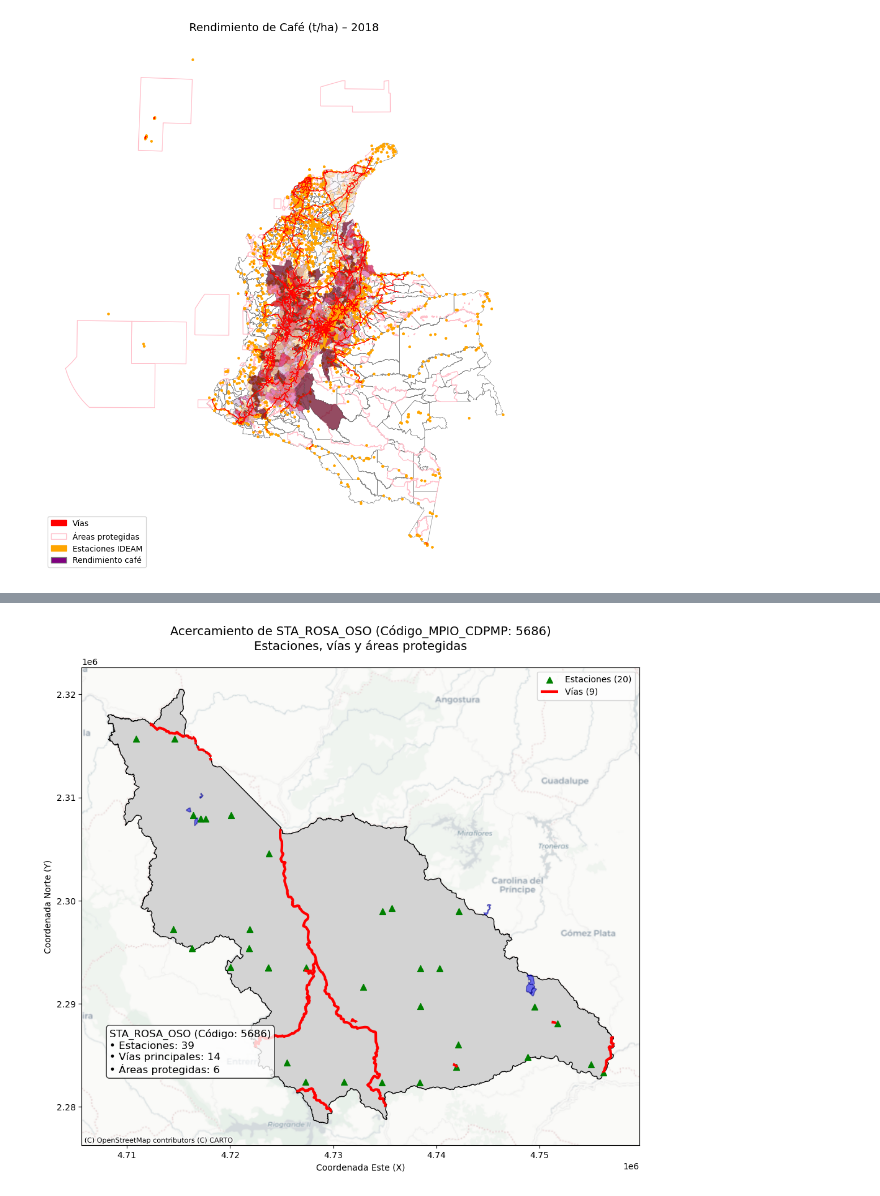
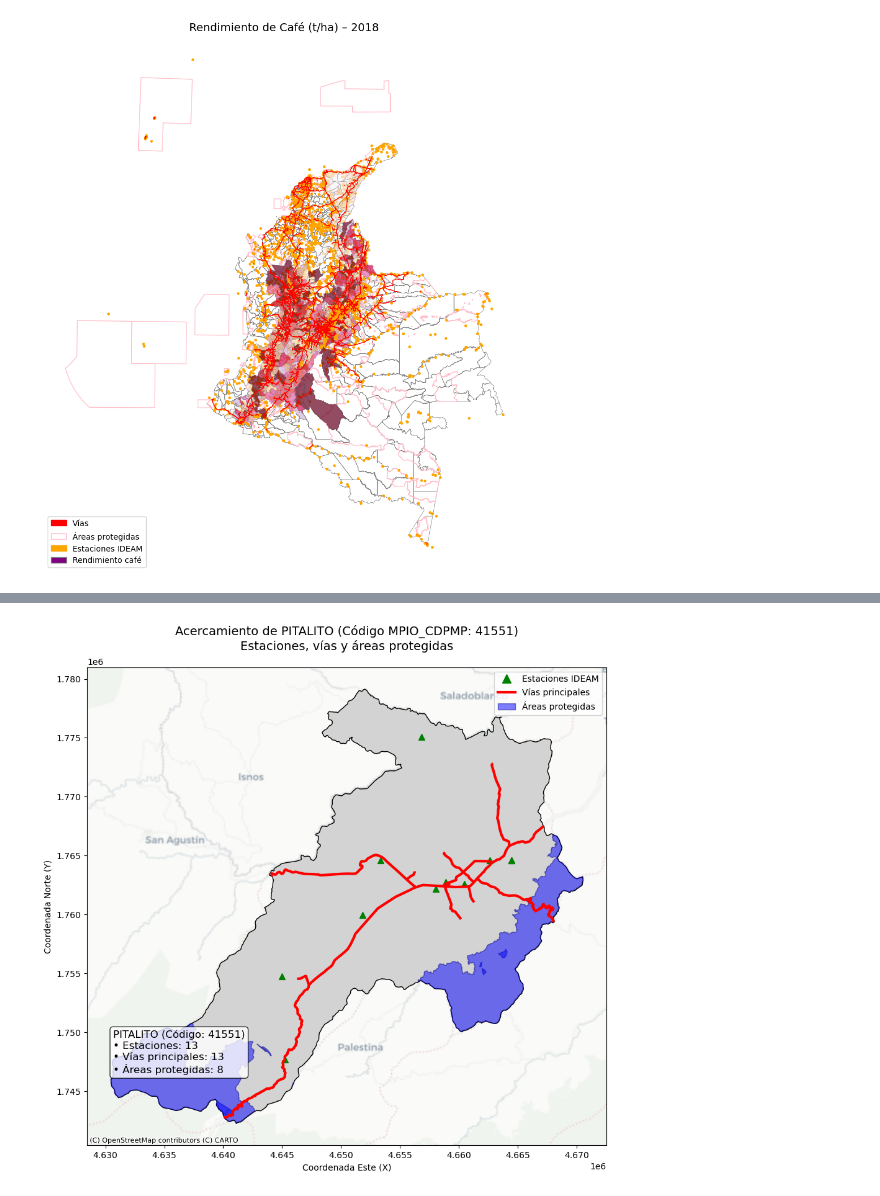
Before and after one commit to PaolaBacca/Workshop_6_aptitud_cafe, a Jupyter notebook: Workshop6_aptitud_cafe.ipynb, the cells around one changed output, grey strips where cells are left out. Saved outputs shown, nothing was run; the diff lists cells and outputs as text; code cells hidden in the pictures.

```diff
--- a/Workshop6_aptitud_cafe.ipynb
+++ b/Workshop6_aptitud_cafe.ipynb
@@ -427,7 +554,7 @@ NameError: name 'pitalito' is not defined
 gdf_huila = gdf_mun[gdf_mun["DPTO_CCDGO"] == "41"].copy()
 
 # 3. GeoDataFrame con el borde del departamento de Huila (disuelto)
-huila_borde = gdf_antioquia.dissolve(by="DPTO_CCDGO")
+huila_borde = gdf_huila.dissolve(by="DPTO_CCDGO")
 
 # 4. GeoDataFrame con el borde de toda Colombia (disuelto)
 colombia_borde = gdf_mun.dissolve()
@@ -436,7 +563,7 @@ colombia_borde = gdf_mun.dissolve()
 
 
 # Filtrar el GeoDataFrame para el municipio de PITALITO usando su código
-pitalito_muni = cafe[gdf_mun["MPIO_CDPMP"] == "41551"].copy()
+pitalito_muni = cafe[cafe["MPIO_CDPMP"] == "41551"].copy()
 
 # Crear máscaras booleanas para elementos que intersectan con PITALITO
 pitalito_stations = gdf_est[gdf_est.intersects(pitalito_muni.geometry.iloc[0])]
@@ -450,16 +577,16 @@ fig, ax = plt.subplots(figsize=(12, 10))
 
 # Graficar elementos
 pitalito_muni.plot(ax=ax, color="lightgray", edgecolor="black")  # Fondo del municipio
-pitalito_stations.plot(ax=ax, color="green", markersize=50, marker="^", label="Estaciones (20)")
-cort_via.plot(ax=ax, color="red", linewidth=3, label="Vías (9)")
-pitalito_runap.plot(ax=ax, color="blue", alpha=0.5, edgecolor="navy", label="Áreas protegidas (24)")
+pitalito_stations.plot(ax=ax, color="green", markersize=50, marker="^", label="Estaciones (13)")
+cort_via.plot(ax=ax, color="red", linewidth=3, label="Vías (13)")
+pitalito_runap.plot(ax=ax, color="blue", alpha=0.5, edgecolor="navy", label="Áreas protegidas (8)")
 
 colombia_borde.boundary.plot(ax=ax, edgecolor="gray", linewidth=1, label="Colombia disuelta")
 gdf_huila.plot(ax=ax, color="lightblue", edgecolor="black", linewidth=0.5, label="Municipios Huila")
 huila_borde.boundary.plot(ax=ax, edgecolor="magenta", linewidth=2, label="Huila disuelta")
 
 # Añadir detalles
-ctx.add_basemap(ax, crs=srosaoso_muni.crs.to_string(), source=ctx.providers.CartoDB.Positron)
+ctx.add_basemap(ax, crs=pitalito_muni.crs.to_string(), source=ctx.providers.CartoDB.Positron)
 plt.title("Vista general de PITALITO (Código_MPIO_CDPMP: 41551)\nEstaciones, vías y áreas protegidas", fontsize=14, pad=20)
 plt.legend(loc="upper right", fontsize=10)
 ax.set_axis_on()  # Activa los ejes
@@ -497,55 +697,57 @@ NameError: name 'gdf_antioquia' is not defined
 # %%
-# Filtrar el GeoDataFrame para el municipio de STA_ROSA_OSO usando su código
-srosaoso_muni = gdf_mun[gdf_mun["MPIO_CDPMP"] == "5686"].copy()
+# --- Filtro para PITALITO ---
+pitalito_muni = cafe[cafe["MPIO_CDPMP"] == "41551"].copy()
 
-# Crear máscaras booleanas para elementos que intersectan con STA_ROSA_OSO
-srosaoso_stations = gdf_est[gdf_est.intersects(srosaoso_muni.geometry.iloc[0])]
-srosaoso_vias = gdf_vias[gdf_vias.intersects(srosaoso_muni.geometry.iloc[0])]
-srosaoso_runap = gdf_runap[gdf_runap.intersects(srosaoso_muni.geometry.iloc[0])]
+# --- Máscaras espaciales (intersección con geometría de Pitalito) ---
+pitalito_stations = gdf_est[gdf_est.intersects(pitalito_muni.geometry.iloc[0])]
+pitalito_vias     = gdf_vias[gdf_vias.intersects(pitalito_muni.geometry.iloc[0])]
+pitalito_runap    = gdf_runap[gdf_runap.intersects(pitalito_muni.geometry.iloc[0])]
 
-#cortar la via
-nws_groceries = gpd.clip(srosaoso_vias, srosaoso_muni)
-# Crear el mapa de acercamiento
+# --- Cortes al contorno del municipio ---
+cort_via   = gpd.clip(pitalito_vias, pitalito_muni)
+cort_runap = gpd.clip(pitalito_runap, pitalito_muni)  # ✅ aquí se recortan las áreas protegidas
+
+# --- Mapa ---
 fig, ax = plt.subplots(figsize=(12, 10))
 
-# Graficar elementos
-srosaoso_muni.plot(ax=ax, color="lightgray", edgecolor="black")  # Fondo del municipio
-srosaoso_stations.plot(ax=ax, color="green", markersize=50, marker="^", label="Estaciones (20)")
-nws_groceries.plot(ax=ax, color="red", linewidth=3, label="Vías (9)")
-srosaoso_runap.plot(ax=ax, color="blue", alpha=0.5, edgecolor="navy", label="Áreas protegidas (24)")
+# Capas base
+pitalito_muni.plot(ax=ax, color="lightgray", edgecolor="black")
+pitalito_stations.plot(ax=ax, color="green", markersize=50, marker="^")
+cort_via.plot(ax=ax, color="red", linewidth=3)
+cort_runap.plot(ax=ax, color="blue", alpha=0.5, edgecolor="navy")
 
-# Añadir detalles
-ctx.add_basemap(ax, crs=srosaoso_muni.crs.to_string(), source=ctx.providers.CartoDB.Positron)
-plt.title("Acercamiento de STA_ROSA_OSO (Código_MPIO_CDPMP: 5686)\nEstaciones, vías y áreas protegidas", fontsize=14, pad=20)
-plt.legend(loc="upper right", fontsize=10)
-ax.set_axis_on()  # Activa los ejes
-ax.ticklabel_format(useOffset=False)  # Desactiva notación científica si aplica
-ax.set_xlabel("Coordenada Este (X)")
-ax.set_ylabel("Coordenada Norte (Y)")
+# Base cartográfica
+ctx.add_basemap(ax, crs=pitalito_muni.crs.to_string(), source=ctx.providers.CartoDB.Positron)
 
-# Añadir detalles
-ctx.add_basemap(ax, crs=srosaoso_muni.crs.to_string(), source=ctx.providers.CartoDB.Positron)
-plt.title("Acercamiento de STA_ROSA_OSO (Código_MPIO_CDPMP: 5686)\nEstaciones, vías y áreas protegidas", fontsize=14, pad=20)
-plt.legend(loc="upper right", fontsize=10)
-
-# Activar ejes con coordenadas
+# Título y ejes
+plt.title("Acercamiento de PITALITO (Código MPIO_CDPMP: 41551)\nEstaciones, vías y áreas protegidas", fontsize=14, pad=20)
 ax.set_axis_on()
 ax.ticklabel_format(useOffset=False)
 ax.set_xlabel("Coordenada Este (X)")
 ax.set_ylabel("Coordenada Norte (Y)")
 
-# Añadir anotación con información del municipio
+# Anotación con resumen
 info_text = (
-    "STA_ROSA_OSO (Código: 5686)\n"
-    "• Estaciones: 39\n"
-    "• Vías principales: 14\n"
-    "• Áreas protegidas: 6"
+    "PITALITO (Código: 41551)\n"
+    f"• Estaciones: {len(pitalito_stations)}\n"
+    f"• Vías principales: {len(cort_via)}\n"
+    f"• Áreas protegidas: {len(cort_runap)}"
 )
-plt.annotate(info_text,
-             xy=(0.05, 0.15),
-             xycoords='axes fraction',
-             fontsize=12,
-             bbox=dict(boxstyle="round", facecolor="white", alpha=0.8))
+plt.annotate(
+    info_text,
+    xy=(0.05, 0.15),
+    xycoords='axes fraction',
+    fontsize=12,
+    bbox=dict(boxstyle="round", facecolor="white", alpha=0.8)
+)
+
+# Leyenda personalizada
+custom_legend = [
+    Line2D([0], [0], color='green', marker='^', linestyle='None', markersize=10, label='Estaciones IDEAM'),
+    Line2D([0], [0], color='red', linewidth=3, label='Vías principales'),
+    Patch(facecolor='blue', edgecolor='navy', alpha=0.5, label='Áreas protegidas')
+]
+ax.legend(handles=custom_legend, loc="upper right", fontsize=10)
 
 plt.show()
 # %% [output]
@@ -556 +754 @@ See: https://matplotlib.org/stable/tutorials/intermediate/legend_guide.html#impl
-[figure, old version]
+[figure, new version]
```
Also changed, not shown: parts of 28 cells of this notebook.
